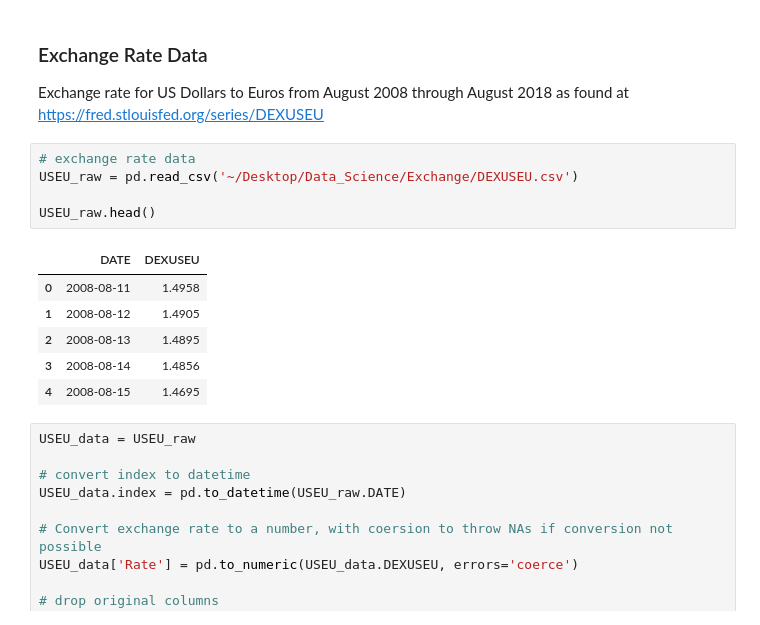
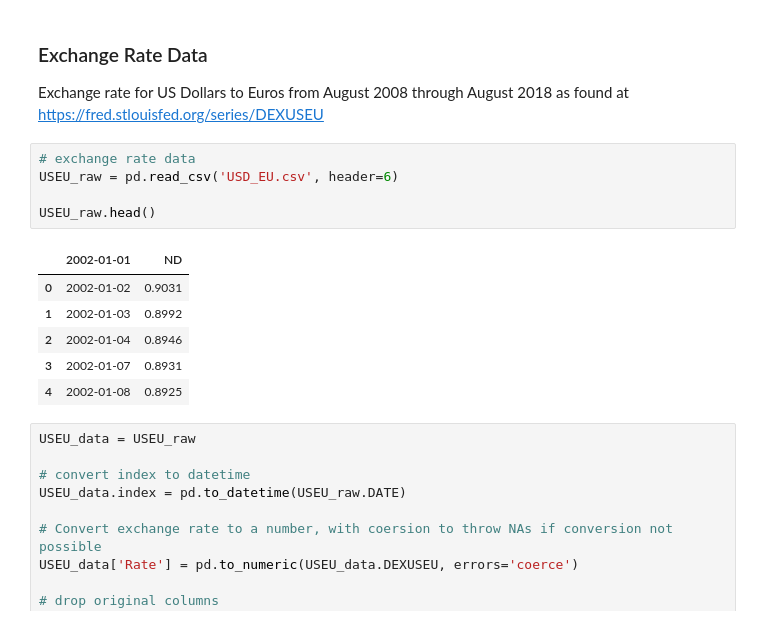
Before and after one commit to mbeckmanssf/Thinkful, a Jupyter notebook: Capstone/Notebook.ipynb, the cells around one changed output. Cells and saved outputs as stored; diff of their text form.

Commit message:
loading expanded exchange data

```diff
--- a/Capstone/Notebook.ipynb
+++ b/Capstone/Notebook.ipynb
@@ -14,16 +14,16 @@ import matplotlib.pyplot as plt
 Exchange rate for US Dollars to Euros from August 2008 through August 2018 as found at https://fred.stlouisfed.org/series/DEXUSEU
 # %%
 # exchange rate data
-USEU_raw = pd.read_csv('~/Desktop/Data_Science/Exchange/DEXUSEU.csv')
+USEU_raw = pd.read_csv('USD_EU.csv', header=6)
 
 USEU_raw.head()
 # %% [output]
-|  | DATE | DEXUSEU |
-| 0 | 2008-08-11 | 1.4958 |
-| 1 | 2008-08-12 | 1.4905 |
-| 2 | 2008-08-13 | 1.4895 |
-| 3 | 2008-08-14 | 1.4856 |
-| 4 | 2008-08-15 | 1.4695 |
+|  | 2002-01-01 | ND |
+| 0 | 2002-01-02 | 0.9031 |
+| 1 | 2002-01-03 | 0.8992 |
+| 2 | 2002-01-04 | 0.8946 |
+| 3 | 2002-01-07 | 0.8931 |
+| 4 | 2002-01-08 | 0.8925 |
 # %%
 USEU_data = USEU_raw
 
```
